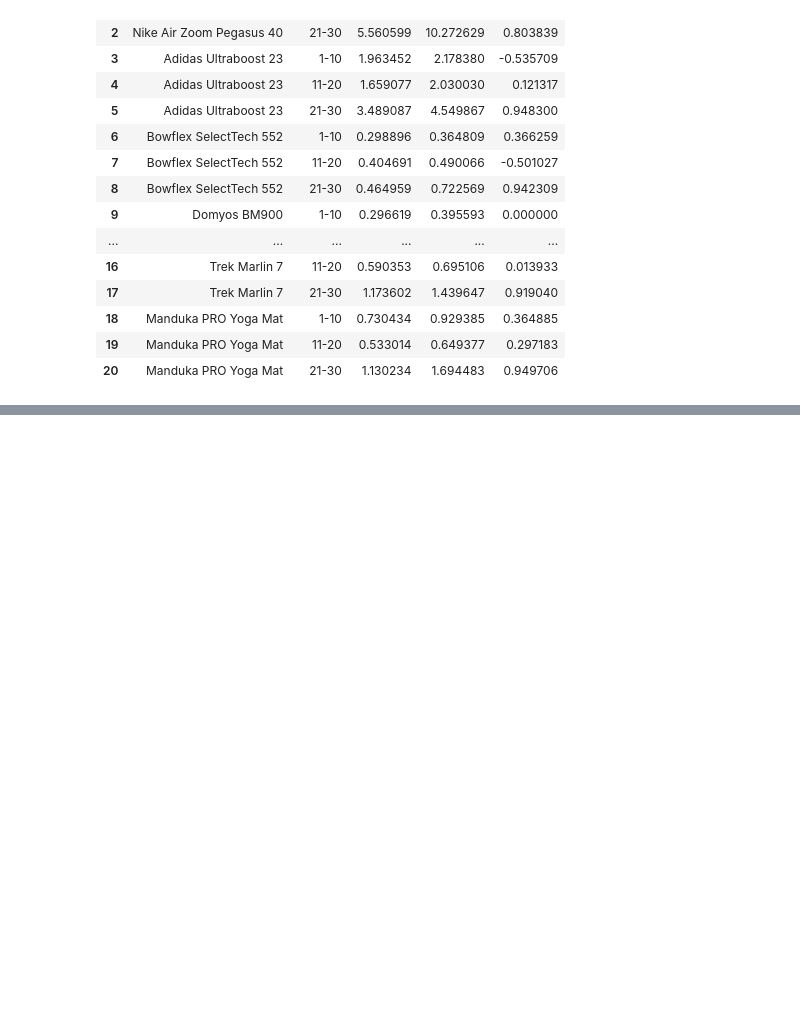
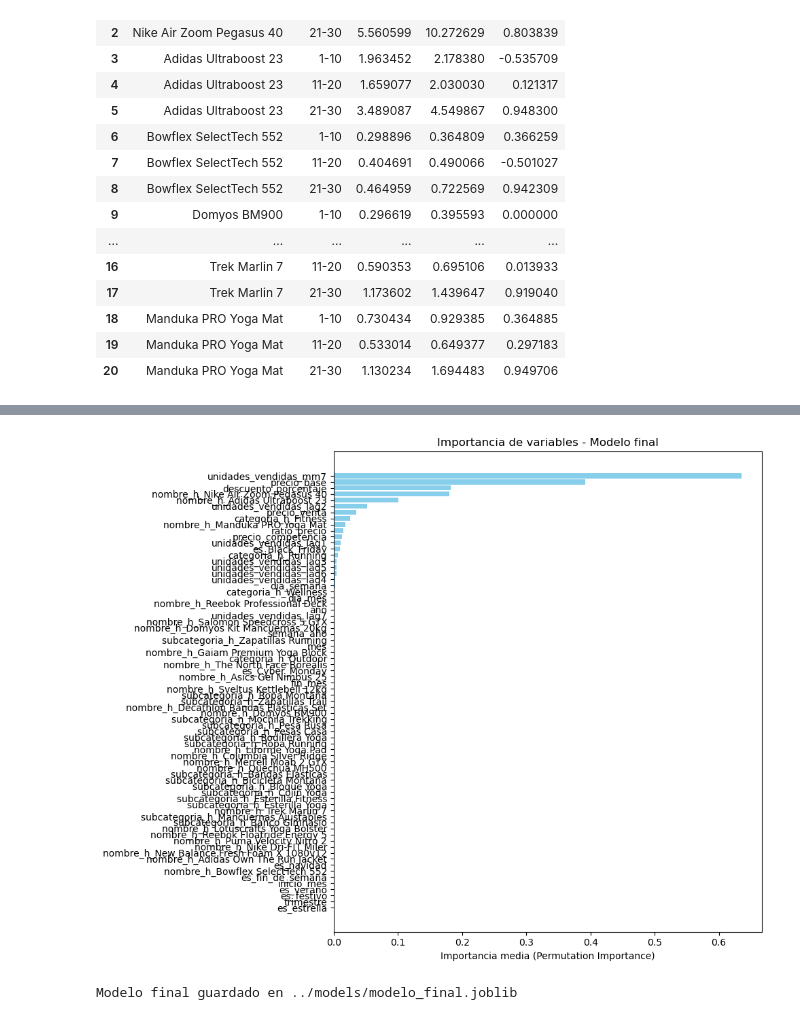
Before and after one commit to patricia-perdomo/FORECASTINGVENTAS, a Jupyter notebook: notebooks/Entrenamiento.ipynb, the cells around one changed output, grey strips where cells are left out. Cells and saved outputs as stored; diff of their text form; code cells hidden in the pictures; blank space fills up the shorter version.

```diff
--- a/notebooks/Entrenamiento.ipynb
+++ b/notebooks/Entrenamiento.ipynb
@@ -784,0 +871,36 @@ display(metricas_df)
+# %%
+# 🤖 Corrección: Importancia de variables con Permutation Importance (índices consistentes)
+from sklearn.inspection import permutation_importance
+import matplotlib.pyplot as plt
+import numpy as np
+import joblib
+
+# Asegurarse de que X_cols y X_full tienen el mismo orden y longitud
+X_cols = list(X_full.columns)
+
+# Calcular la importancia de variables
+result = permutation_importance(
+    modelo_final, X_full, y_full, n_repeats=10, random_state=42, n_jobs=-1
+)
+
+# Extraer importancias y ordenar
+importancias = result.importances_mean
+orden = np.argsort(importancias)[::-1]
+features_ordenadas = [X_cols[i] for i in orden]
+importancias_ordenadas = importancias[orden]
+
+# Gráfico de barras horizontales
+plt.figure(figsize=(10, 8))
+plt.barh(features_ordenadas, importancias_ordenadas, color='skyblue')
+plt.xlabel('Importancia media (Permutation Importance)')
+plt.title('Importancia de variables - Modelo final')
+plt.gca().invert_yaxis()
+plt.tight_layout()
+plt.show()
+
+# Guardar el modelo final
+joblib.dump(modelo_final, '../models/modelo_final.joblib')
+print('Modelo final guardado en ../models/modelo_final.joblib')
+# %% [output]
+[figure, added]
+Modelo final guardado en ../models/modelo_final.joblib
```
Also changed, not shown: parts of 6 cells of this notebook.
